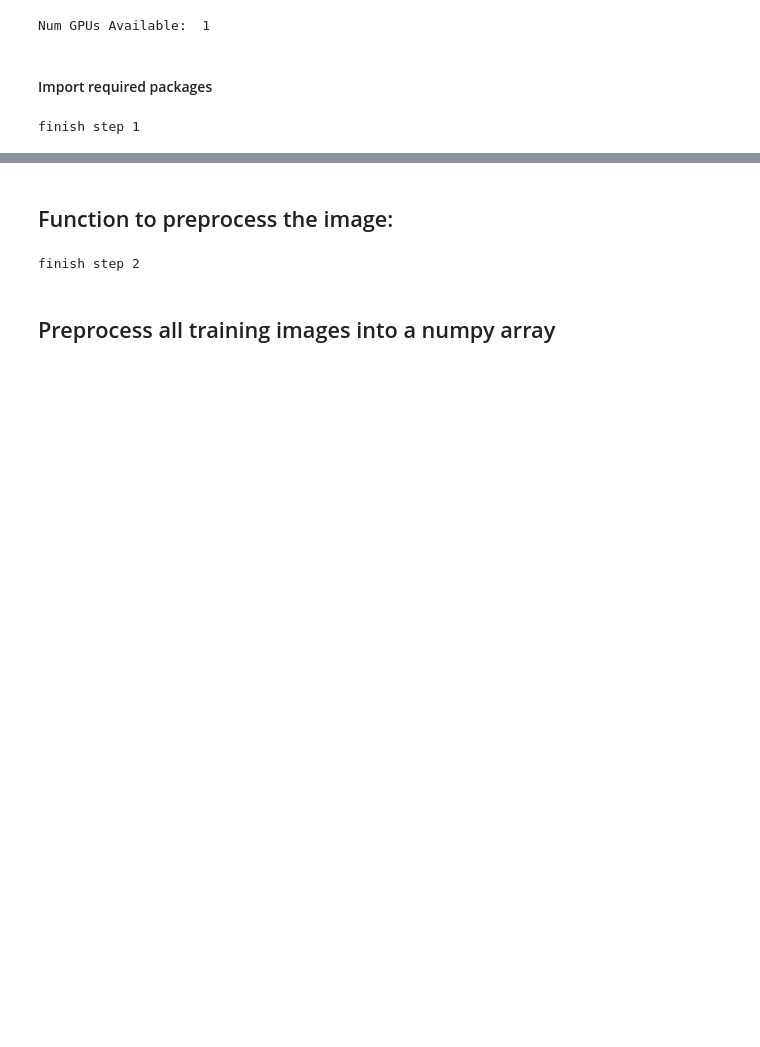
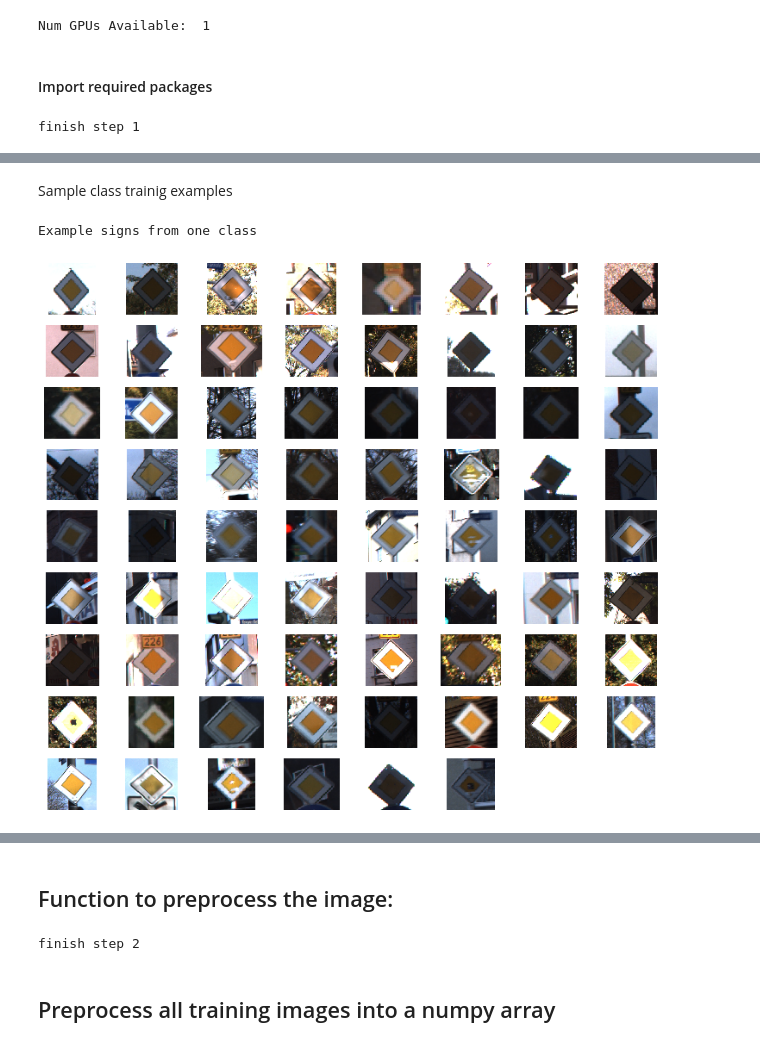
Before and after one commit to bogus1aw/trafic-signs-recognition, a Jupyter notebook: Traffic Sign Classification with examples.ipynb, the cells around one changed output, grey strips where cells are left out. Saved outputs shown, nothing was run; the diff lists cells and outputs as text; code cells hidden in the pictures; blank space fills up the shorter version.

```diff
--- a/Traffic Sign Classification with examples.ipynb
+++ b/Traffic Sign Classification with examples.ipynb
@@ -43,0 +73,12 @@ finish step 1
+# %% [markdown]
+Sample class trainig examples
+# %%
+examples_from_class = 12
+
+examples_from_one_class_path = '*0{}/*_00029.ppm'.format(examples_from_class)
+print("Example signs from one class")
+image_from_one_class_paths = glob.glob(os.path.join(root_dir, examples_from_one_class_path))
+showImagesInGrid(image_from_one_class_paths)
+# %% [output]
+Example signs from one class
+[figure, added]
```
Also changed, not shown: parts of 8 cells of this notebook.
